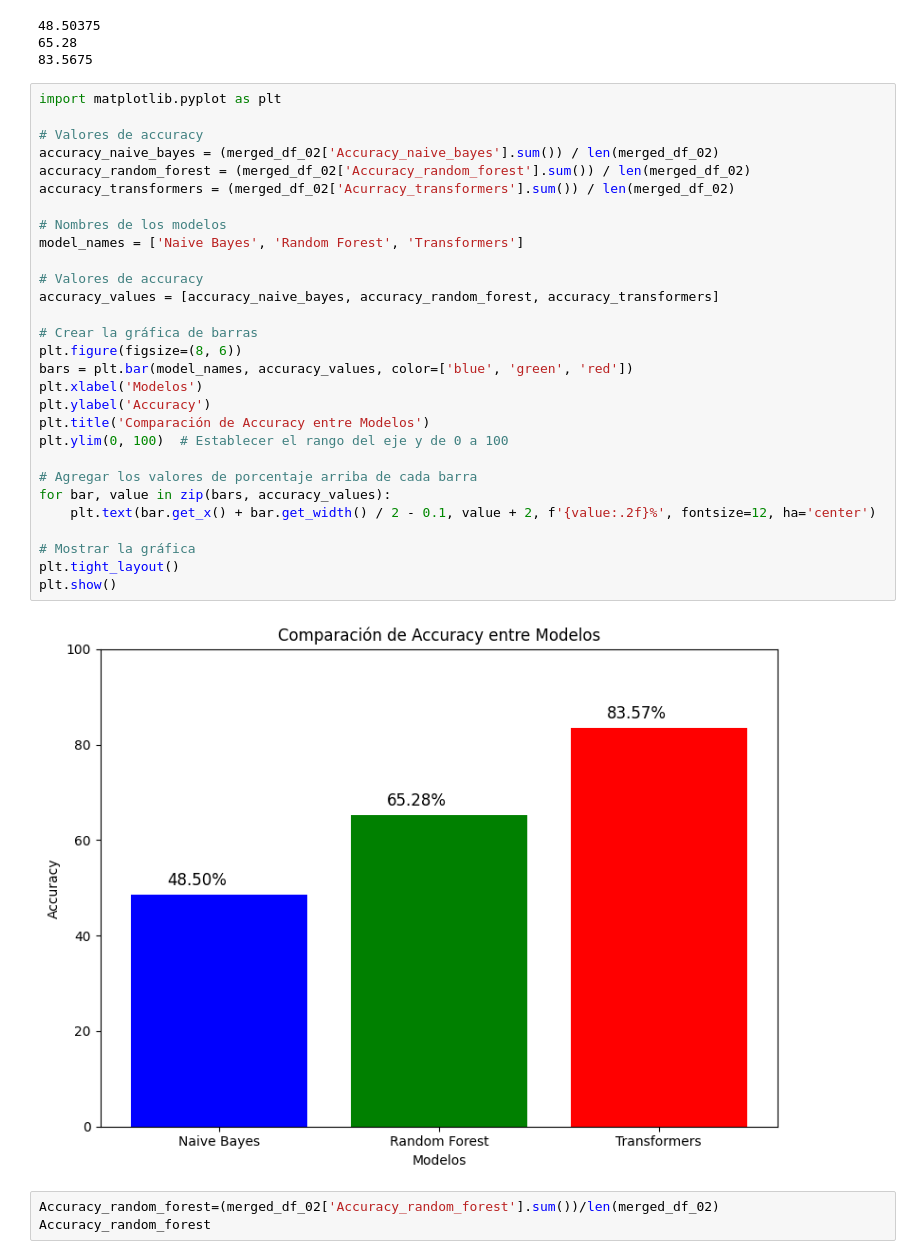
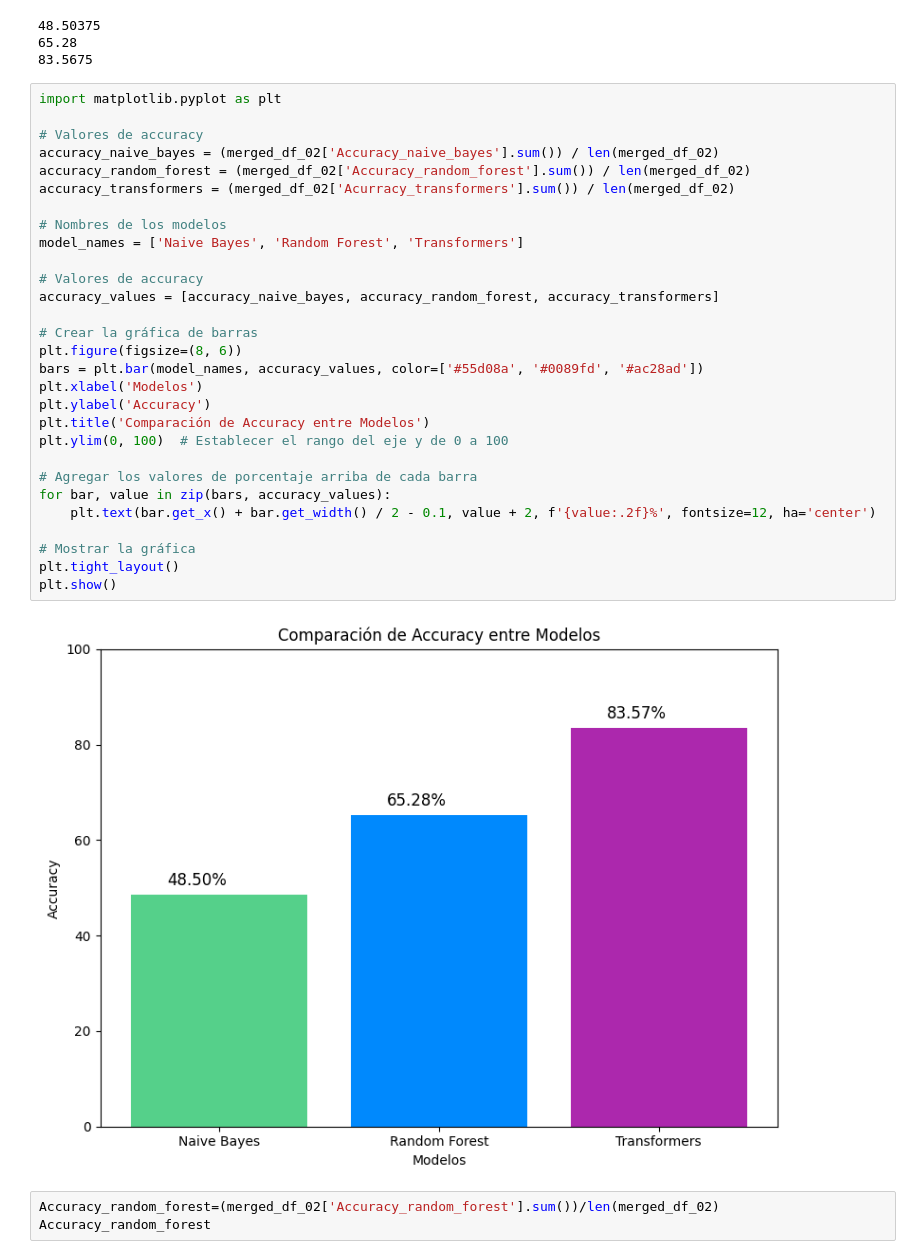
Before and after one commit to JulioLaz/clasificacion_textos, a Jupyter notebook: Clasificación_de_texto.ipynb, the cells around one changed output. Drawn from its saved outputs; the diff is of its cells as text.

```diff
--- a/Clasificación_de_texto.ipynb
+++ b/Clasificación_de_texto.ipynb
@@ -603,34 +603,34 @@ print(Acurracy_transformers)
 # %%
 import matplotlib.pyplot as plt
 
 # Valores de accuracy
 accuracy_naive_bayes = (merged_df_02['Accuracy_naive_bayes'].sum()) / len(merged_df_02)
 accuracy_random_forest = (merged_df_02['Accuracy_random_forest'].sum()) / len(merged_df_02)
 accuracy_transformers = (merged_df_02['Acurracy_transformers'].sum()) / len(merged_df_02)
 
 # Nombres de los modelos
 model_names = ['Naive Bayes', 'Random Forest', 'Transformers']
 
 # Valores de accuracy
 accuracy_values = [accuracy_naive_bayes, accuracy_random_forest, accuracy_transformers]
 
 # Crear la gráfica de barras
 plt.figure(figsize=(8, 6))
-bars = plt.bar(model_names, accuracy_values, color=['blue', 'green', 'red'])
+bars = plt.bar(model_names, accuracy_values, color=['#55d08a', '#0089fd', '#ac28ad'])
 plt.xlabel('Modelos')
 plt.ylabel('Accuracy')
 plt.title('Comparación de Accuracy entre Modelos')
 plt.ylim(0, 100)  # Establecer el rango del eje y de 0 a 100
 
 # Agregar los valores de porcentaje arriba de cada barra
 for bar, value in zip(bars, accuracy_values):
     plt.text(bar.get_x() + bar.get_width() / 2 - 0.1, value + 2, f'{value:.2f}%', fontsize=12, ha='center')
 
 # Mostrar la gráfica
 plt.tight_layout()
 plt.show()
 # %% [output]
-[figure, old version]
+[figure, new version]
 # %%
 Accuracy_random_forest=(merged_df_02['Accuracy_random_forest'].sum())/len(merged_df_02)
 Accuracy_random_forest
```
Also changed, not shown: parts of 1 cell of this notebook.
